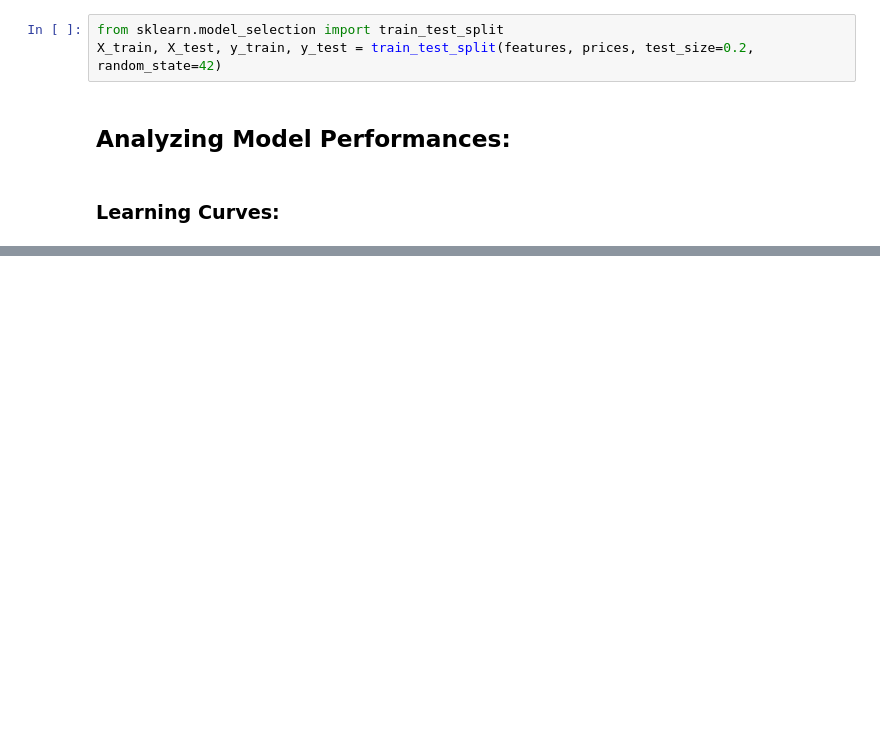
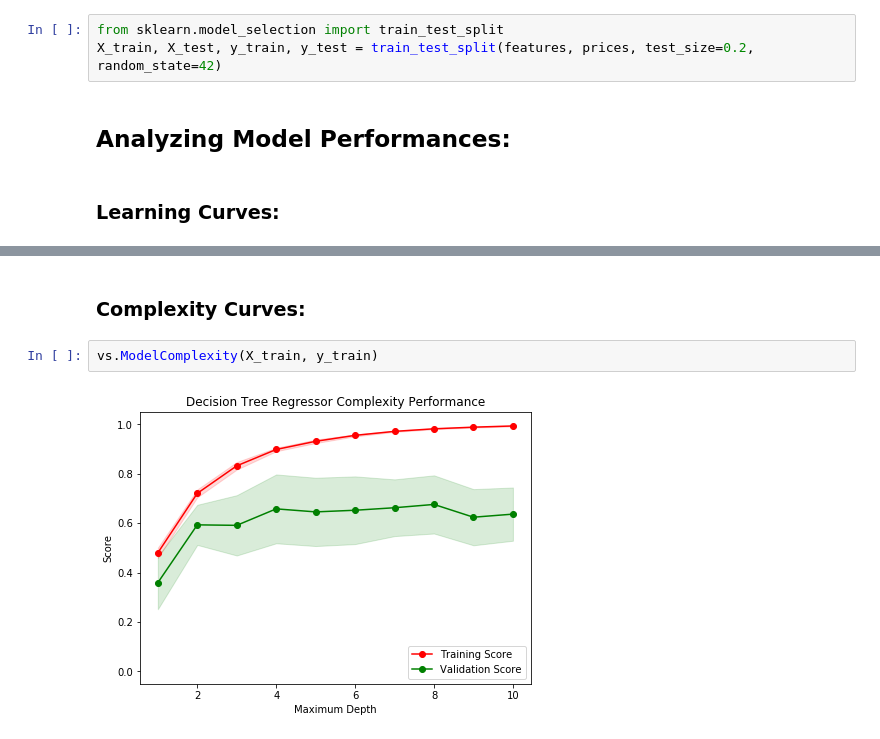
Before and after one commit to geekquad/Boston-Housing, a Jupyter notebook: Boston Housing.ipynb, the cells around one changed output, grey strips where cells are left out. Drawn from its saved outputs; the diff is of its cells as text; blank space fills up the shorter version.

Commit message:
Developed a Model

```diff
--- a/Boston Housing.ipynb
+++ b/Boston Housing.ipynb
@@ -128,0 +131,6 @@ vs.ModelLearning(features, prices)
+# %% [markdown]
+### Complexity Curves:
+# %%
+vs.ModelComplexity(X_train, y_train)
+# %% [output]
+[figure, added]
```
Also changed, not shown: parts of 8 cells of this notebook.
